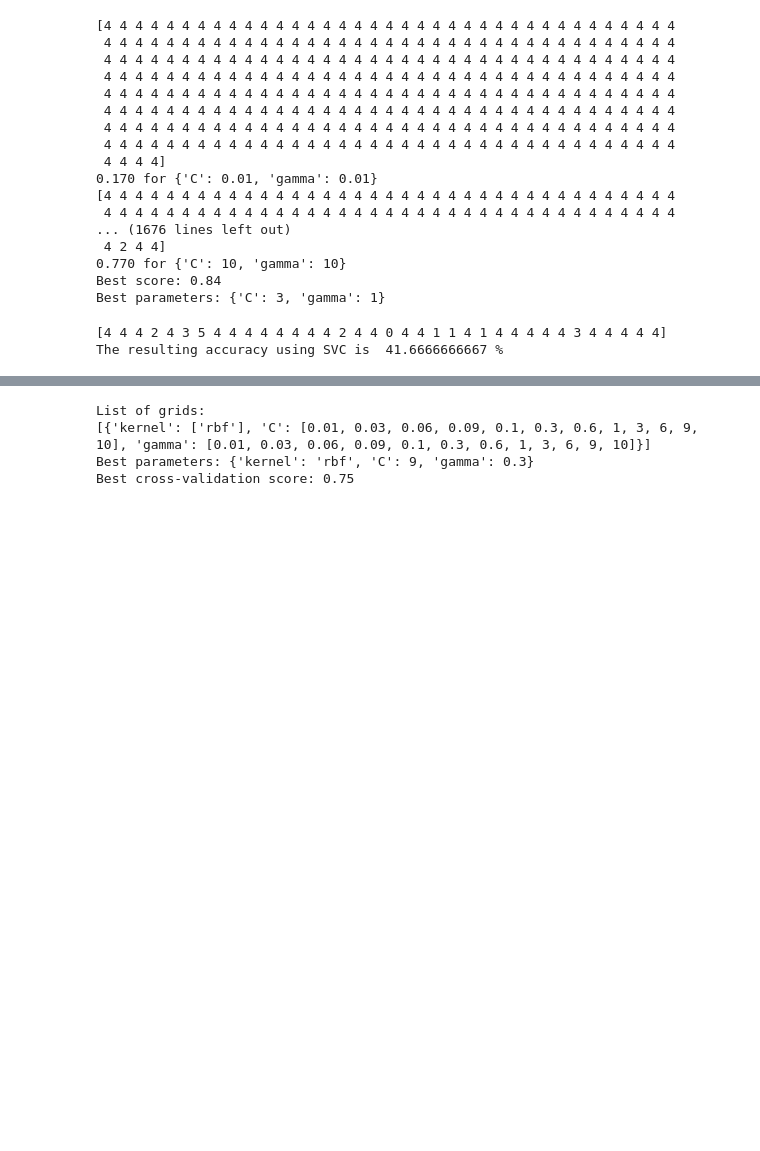
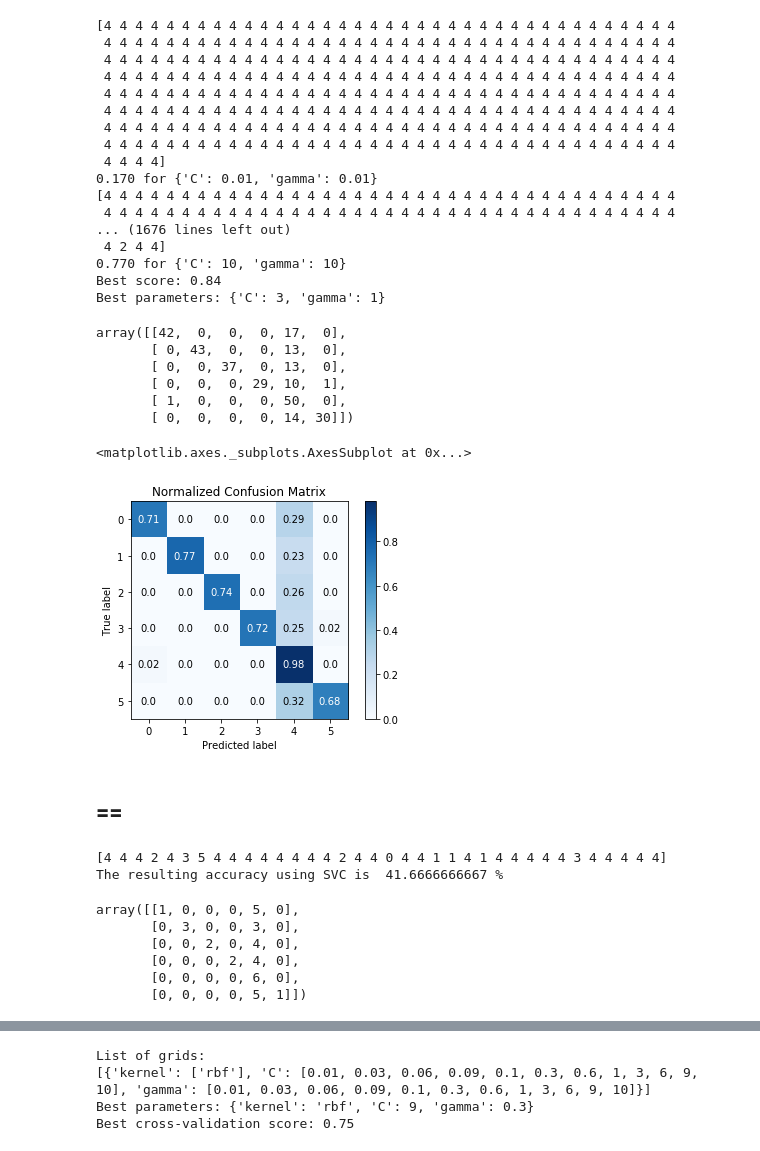
Before and after one commit to jbkalit/Sentiment-Analysis-Final-Project, a Jupyter notebook: Final Project.ipynb, the cells around one changed output, grey strips where cells are left out. Cells and saved outputs as stored; diff of their text form; code cells hidden in the pictures; blank space fills up the shorter version.

Commit message:
Added new code about evaluation and plot

```diff
--- a/Final Project II.ipynb
+++ b/Final Project.ipynb
@@ -478,6 +448,7 @@ for gamma in [0.01, 0.03, 0.04, 0.06, 0.09, 0.1, 0.3, 0.6, 1, 3, 6, 9, 10]:
         score = svm_rbf.score(X_test, y_test)
         # if we got a better score, store the score and parameters
         print (svm_rbf.predict(X_test))
+        predict = svm_rbf.predict(X_test)
         mean = score
         params = {'C': C, 'gamma': gamma}
         print("%0.3f for %r" % (mean, params))
@@ -508,6 +479,26 @@ print("Best parameters: {}".format(best_parameters))
 0.770 for {'C': 10, 'gamma': 10}
 Best score: 0.84
 Best parameters: {'C': 3, 'gamma': 1}
+# %%
+from sklearn.metrics import confusion_matrix
+
+conf = confusion_matrix(y_test, predict)
+conf
+# %% [output]
+array([[42,  0,  0,  0, 17,  0],
+       [ 0, 43,  0,  0, 13,  0],
+       [ 0,  0, 37,  0, 13,  0],
+       [ 0,  0,  0, 29, 10,  1],
+       [ 1,  0,  0,  0, 50,  0],
+       [ 0,  0,  0,  0, 14, 30]])
+# %%
+import scikitplot as skplt
+skplt.metrics.plot_confusion_matrix(y_test, predict, normalize=True)
+# %% [output]
+<matplotlib.axes._subplots.AxesSubplot at 0x...>
+[figure, added]
+# %% [markdown]
+## ==
 # %%
 from sklearn.externals import joblib
 data_samples = data_sample.text.values.tolist()
@@ -531,3 +522,13 @@ print 'The resulting accuracy using SVC is ', (100 * accuracy), '%\n'
 # %% [output]
 [4 4 4 2 4 3 5 4 4 4 4 4 4 4 4 2 4 4 0 4 4 1 1 4 1 4 4 4 4 4 3 4 4 4 4 4]
 The resulting accuracy using SVC is  41.6666666667 %
+# %%
+conf = confusion_matrix(data_sample.emotion, predicted)
+conf
+# %% [output]
+array([[1, 0, 0, 0, 5, 0],
+       [0, 3, 0, 0, 3, 0],
+       [0, 0, 2, 0, 4, 0],
+       [0, 0, 0, 2, 4, 0],
+       [0, 0, 0, 0, 6, 0],
+       [0, 0, 0, 0, 5, 1]])
```
Also changed, not shown: parts of 47 cells of this notebook.
